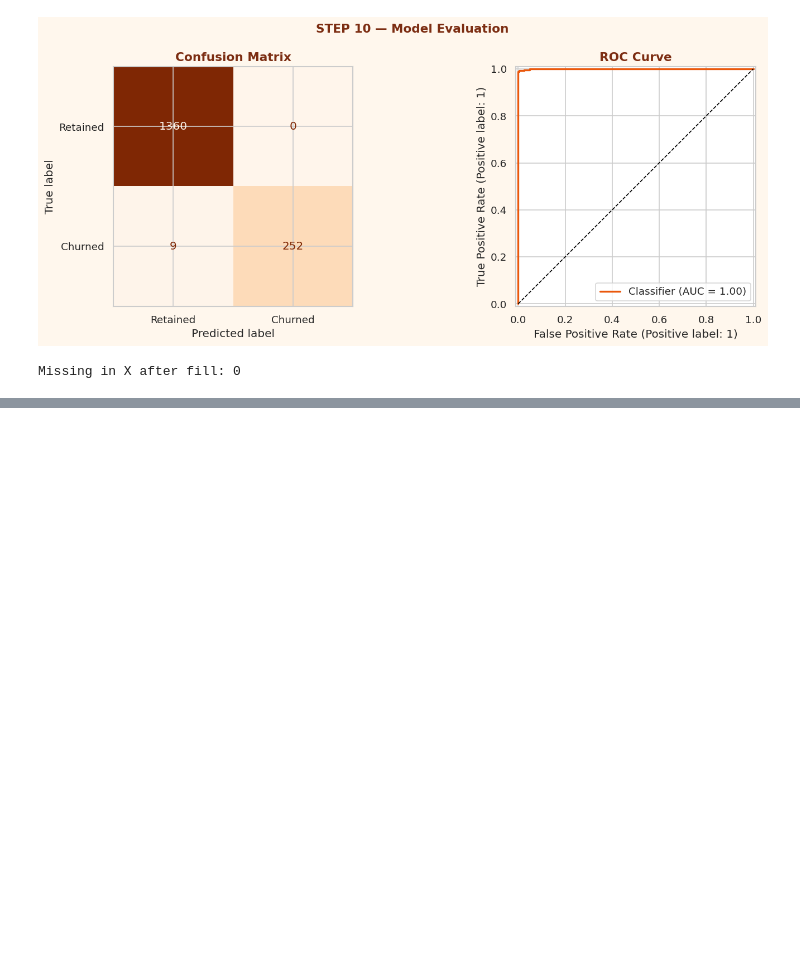
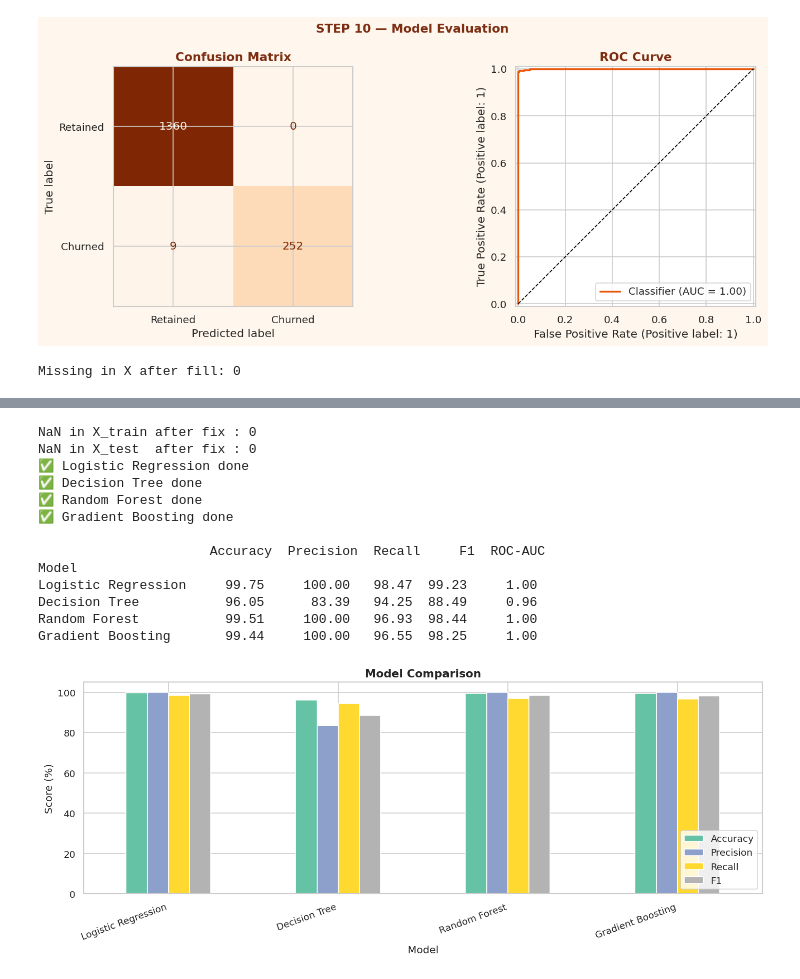
Before and after one commit to ayushi226-del/churnzero, a Jupyter notebook: churn_0.ipynb, the cells around one changed output, grey strips where cells are left out. Saved outputs shown, nothing was run; the diff lists cells and outputs as text; code cells hidden in the pictures; blank space fills up the shorter version.

```diff
--- a/churn_0.ipynb
+++ b/churn_0.ipynb
@@ -1317,0 +1382,67 @@ Missing in X after fill: 0
+# %%
+# ════════════════════════════════════════════════════════════════════
+# 🤖 STEP 13 — Model Comparison
+# ════════════════════════════════════════════════════════════════════
+from sklearn.linear_model  import LogisticRegression
+from sklearn.tree          import DecisionTreeClassifier
+from sklearn.ensemble      import GradientBoostingClassifier
+from sklearn.metrics       import f1_score, roc_auc_score
+
+# ── Fix: ensure no NaN in train/test sets ────────────────────────
+X_train_clean = X_train.fillna(X_train.median(numeric_only=True))
+X_test_clean  = X_test.fillna(X_train.median(numeric_only=True))  # use train median for test
+
+print(f'NaN in X_train after fix : {X_train_clean.isnull().sum().sum()}')
+print(f'NaN in X_test  after fix : {X_test_clean.isnull().sum().sum()}')
+
+models = {
+    'Logistic Regression' : LogisticRegression(max_iter=1000, class_weight='balanced', random_state=42),
+    'Decision Tree'       : DecisionTreeClassifier(max_depth=8, class_weight='balanced', random_state=42),
+    'Random Forest'       : RandomForestClassifier(n_estimators=150, max_depth=12,
+                                                   class_weight='balanced', random_state=42, n_jobs=-1),
+    'Gradient Boosting'   : GradientBoostingClassifier(n_estimators=100, max_depth=5, random_state=42),
+}
+
+results = []
+for name, mdl in models.items():
+    mdl.fit(X_train_clean, y_train)
+    preds = mdl.predict(X_test_clean)
+    probs = mdl.predict_proba(X_test_clean)[:, 1]
+    results.append({
+        'Model'    : name,
+        'Accuracy' : accuracy_score(y_test, preds) * 100,
+        'Precision': precision_score(y_test, preds) * 100,
+        'Recall'   : recall_score(y_test, preds) * 100,
+        'F1'       : f1_score(y_test, preds) * 100,
+        'ROC-AUC'  : roc_auc_score(y_test, probs)
+    })
+    print(f'✅ {name} done')
+
+results_df = pd.DataFrame(results).set_index('Model').round(2)
+print('\n', results_df.to_string())
+
+# ── Bar chart comparison ──────────────────────────────────────────
+fig, ax = plt.subplots(figsize=(12, 5))
+results_df[['Accuracy','Precision','Recall','F1']].plot(
+    kind='bar', ax=ax, colormap='Set2', edgecolor='white')
+ax.set_title('Model Comparison', fontweight='bold', fontsize=13)
+ax.set_ylabel('Score (%)')
+ax.set_xticklabels(ax.get_xticklabels(), rotation=20, ha='right')
+ax.legend(loc='lower right')
+plt.tight_layout()
+plt.show()
+# %% [output]
+NaN in X_train after fix : 0
+NaN in X_test  after fix : 0
+✅ Logistic Regression done
+✅ Decision Tree done
+✅ Random Forest done
+✅ Gradient Boosting done
+
+                      Accuracy  Precision  Recall     F1  ROC-AUC
+Model
+Logistic Regression     99.75     100.00   98.47  99.23     1.00
+Decision Tree           96.05      83.39   94.25  88.49     0.96
+Random Forest           99.51     100.00   96.93  98.44     1.00
+Gradient Boosting       99.44     100.00   96.55  98.25     1.00
+[figure, added]
```
Also changed, not shown: parts of 8 cells of this notebook.
